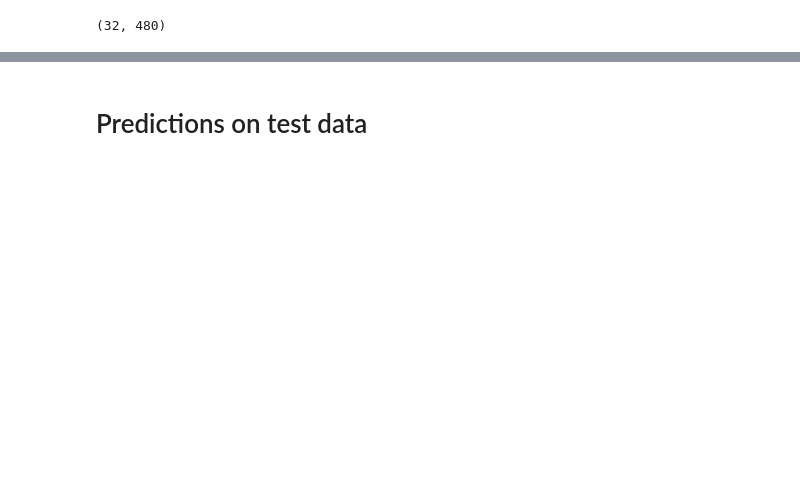
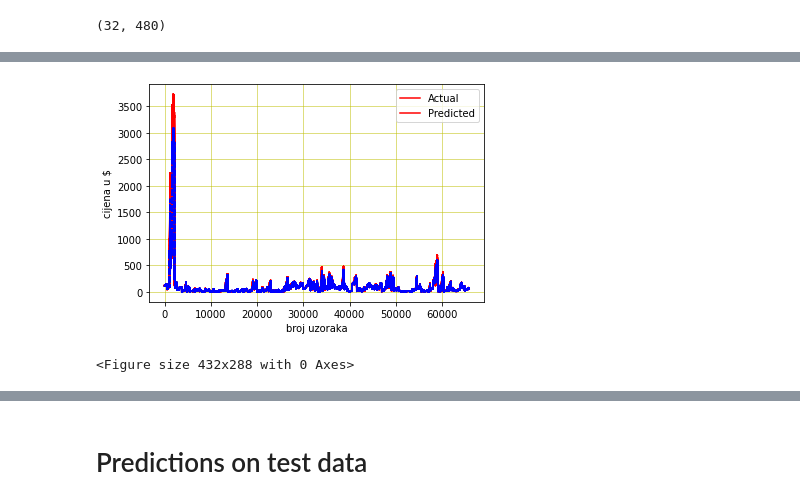
Before and after one commit to mikulicmateo/StockPrediction, a Jupyter notebook: MultioutputModel.ipynb, the cells around one changed output, grey strips where cells are left out. Drawn from its saved outputs; the diff is of its cells as text; code cells hidden in the pictures; blank space fills up the shorter version.

```diff
--- a/MultioutputModel.ipynb
+++ b/MultioutputModel.ipynb
@@ -326,2 +344,14 @@ print(predictions)
 # %%
 ds_test_yy = ds_test_y.batch(32)
+# %%
+pyplot.plot(list(ds_test_y), linestyle='solid', color='r')
+pyplot.plot(predictions, linestyle='dashed', color='b')
+pyplot.legend(['Actual','Predicted'], loc='best')
+pyplot.grid(color = 'y', linewidth='0.5')
+pyplot.ylabel("cijena u $")
+pyplot.xlabel("broj uzoraka")
+pyplot.show()
+pyplot.savefig('whole-test.svg')
+# %% [output]
+[figure, added]
+<Figure size 432x288 with 0 Axes>
```
Also changed, not shown: parts of 53 cells of this notebook.
